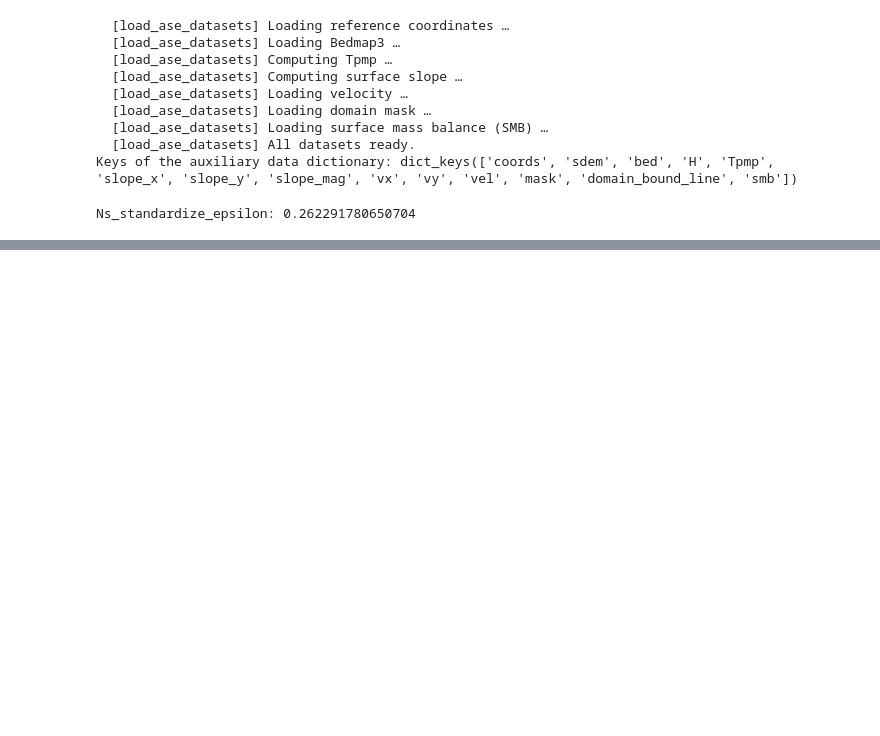
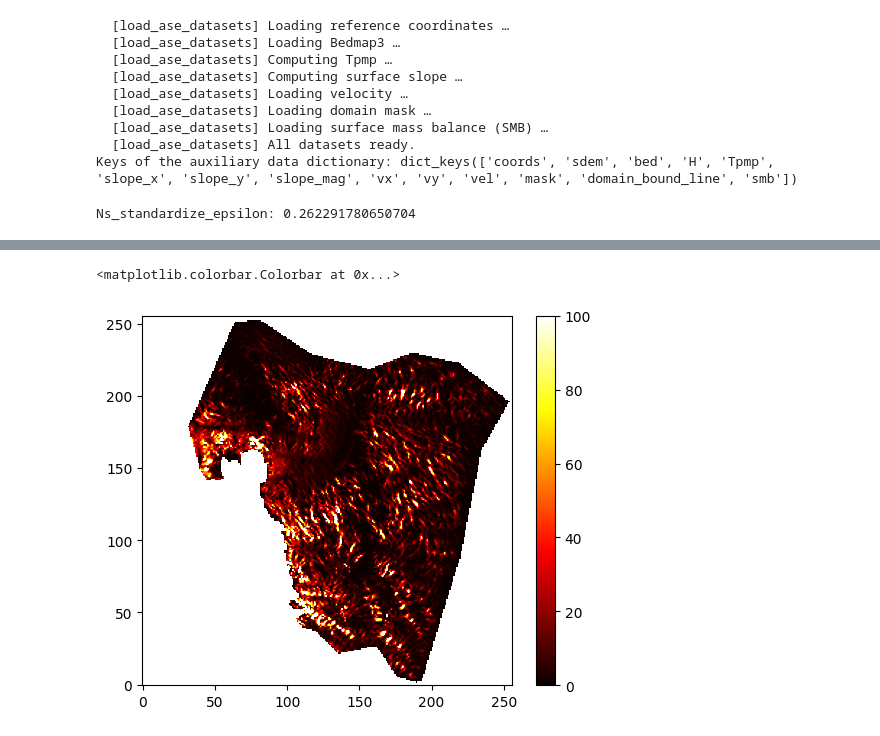
Before and after one commit to alastairyang/GMR-inference, a Jupyter notebook: notebooks/analyzeDeformationSlip.ipynb, the cells around one changed output, grey strips where cells are left out. Saved outputs shown, nothing was run; the diff lists cells and outputs as text; code cells hidden in the pictures; blank space fills up the shorter version.

```diff
--- a/notebooks/analyzeDeformationSlip.ipynb
+++ b/notebooks/analyzeDeformationSlip.ipynb
@@ -60,0 +166,8 @@ Ns_standardize_epsilon: 0.262291780650704
+# %%
+secinyear = 365.25 * 24 * 3600
+plt.imshow(surf_vel_sia * secinyear, cmap='hot', vmin=0, vmax=100)
+plt.gca().invert_yaxis()
+plt.colorbar()
+# %% [output]
+<matplotlib.colorbar.Colorbar at 0x...>
+[figure, added]
```
Also changed, not shown: parts of 4 cells of this notebook, 1 other file.
